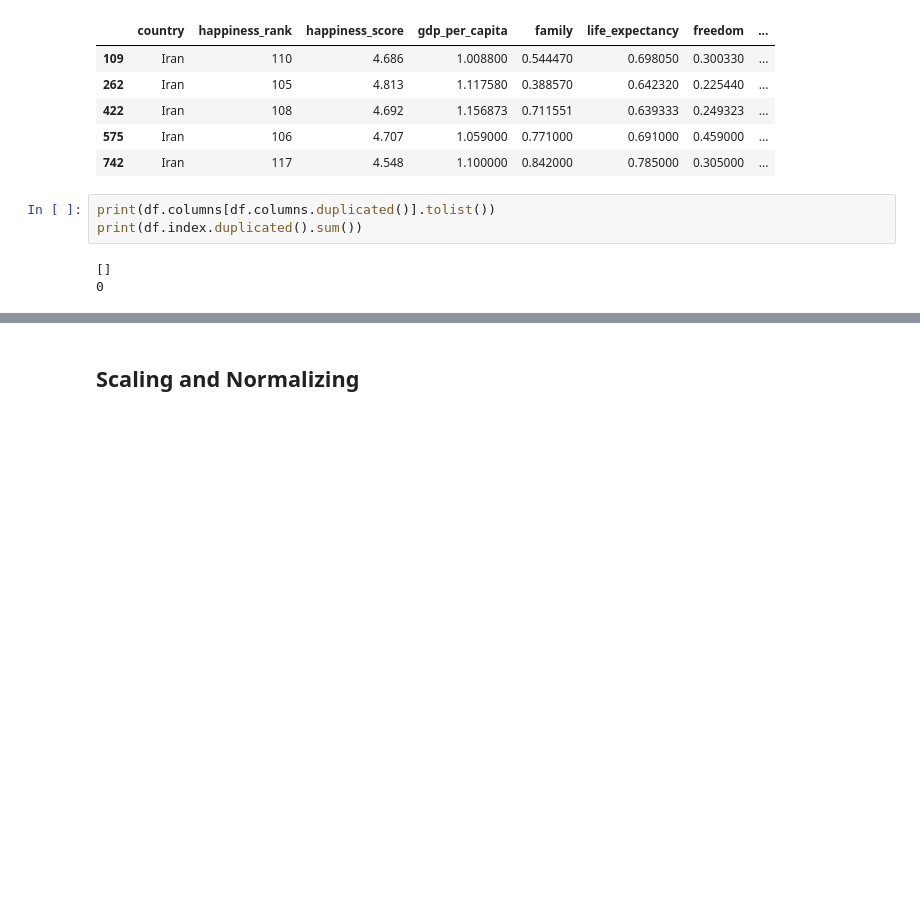
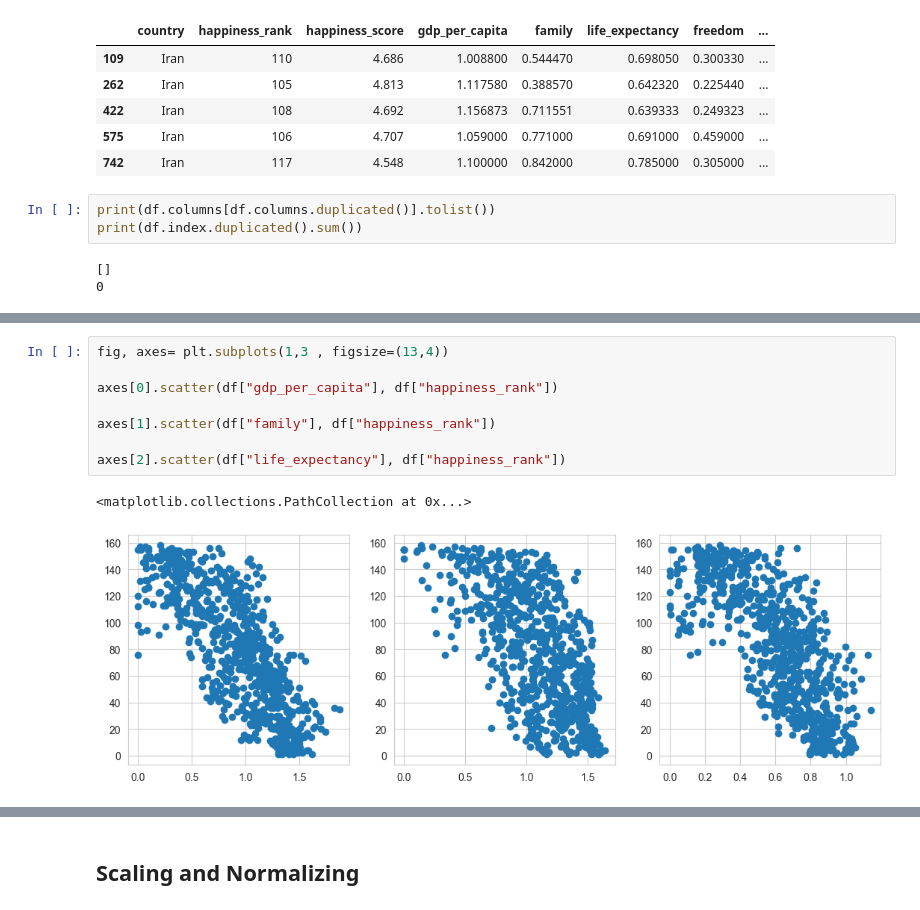
Before and after one commit to Fatemenamdar20/world-happiness-report, a Jupyter notebook: WHR_2015_2019.ipynb, the cells around one changed output, grey strips where cells are left out. Cells and saved outputs as stored; diff of their text form; blank space fills up the shorter version.

```diff
--- a/WHR_2015_2019.ipynb
+++ b/WHR_2015_2019.ipynb
@@ -264,0 +289,11 @@ sns.heatmap(df.drop(columns=["country"]).corr(),annot=True, fmt="0.2f")
+# %%
+fig, axes= plt.subplots(1,3 , figsize=(13,4))
+
+axes[0].scatter(df["gdp_per_capita"], df["happiness_rank"])
+
+axes[1].scatter(df["family"], df["happiness_rank"])
+
+axes[2].scatter(df["life_expectancy"], df["happiness_rank"])
+# %% [output]
+<matplotlib.collections.PathCollection at 0x...>
+[figure, added]
```
Also changed, not shown: parts of 19 cells of this notebook.
